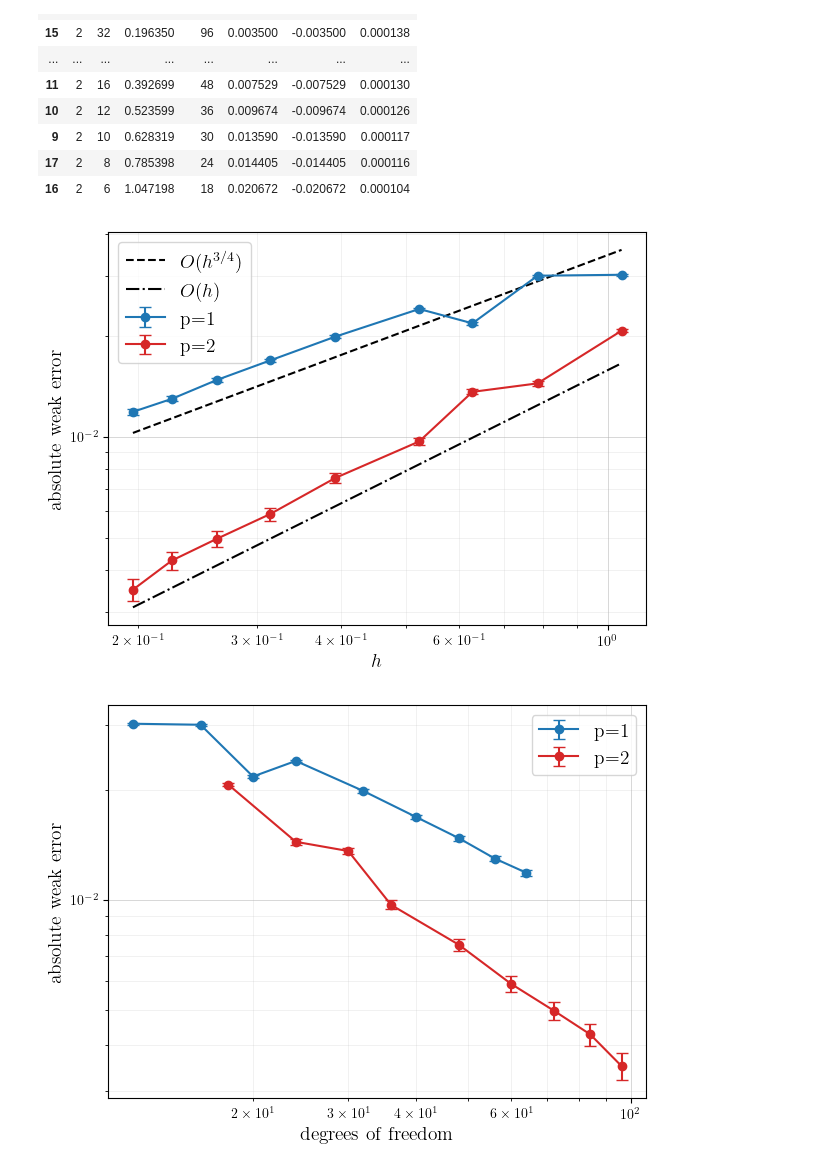
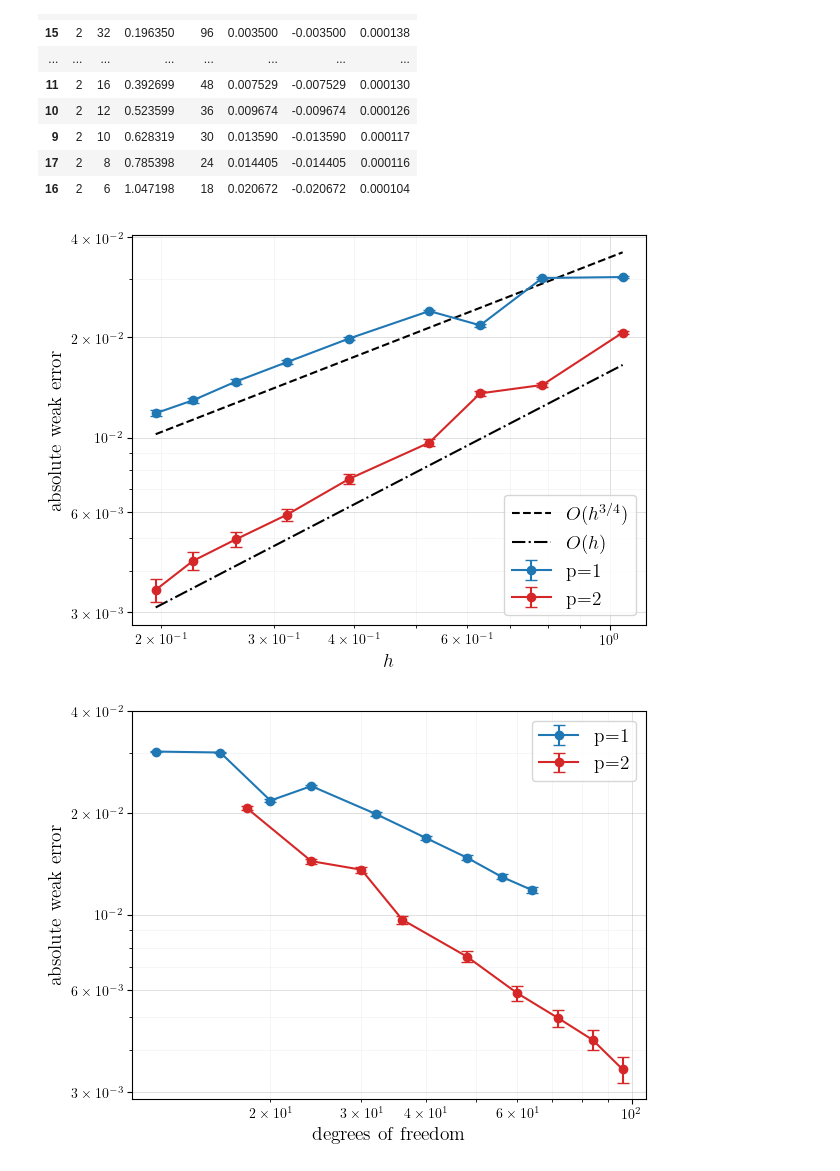
Before and after one commit to kamran-arora/dean-kawasaki-DG, a Jupyter notebook: experiments/indicator_varphi.ipynb, the cells around one changed output. Drawn from its saved outputs; the diff is of its cells as text; code cells hidden in the pictures.

Commit message:
update plotting

```diff
--- a/experiments/indicator_varphi.ipynb
+++ b/experiments/indicator_varphi.ipynb
@@ -83,36 +83,45 @@ colors = {
     "1": "tab:blue",
     "2": "tab:red",
 }
 ref_coeffs = {
     "1": 1.2,
     "2": 0.8,
 }
 
 fig, ax = plt.subplots()
 for p, group in data.groupby("p"):
     group = group.sort_values("h")
     low, high = absolute_ci(group.signed, group.se)
     color = colors[str(p)]
     ax.errorbar(group.h, group.error, yerr=[group.error - low, high - group.error], marker="o", capsize=4, color=color, label=f"p={p}")
     coarse = group.h.idxmax()
     if p == 1:
         reference = ref_coeffs[str(p)] * group.loc[coarse, "error"] * group.h**(0.75) / group.loc[coarse, "h"]
         ax.plot(group.h, reference, "--", color="black", label=r"$O(h^{3/4})$")
     if p==2:
         reference = ref_coeffs[str(p)] * group.loc[coarse, "error"] * group.h / group.loc[coarse, "h"]
         ax.plot(group.h, reference, "-.", color="black", label=rf"$O(h)$")
 
 ax.set(xscale="log", yscale="log", xlabel=r"$h$", ylabel="absolute weak error")
 ax.legend()
 
-ax.grid(True, which="major", alpha=0.5, linewidth=0.7)
-ax.grid(True, which="minor", alpha=0.3, linewidth=0.4)
+ax.grid(True, which="major", alpha=0.4, linewidth=0.7)
+ax.grid(True, which="minor", alpha=0.2, linewidth=0.4)
+
+ax.set_yticks([6e-3, 3e-3, 1e-2, 2e-2, 4e-2])
+ax.set_yticklabels([
+    r"$6\times10^{-3}$",
+    r"$3\times10^{-3}$",
+    r"$10^{-2}$",
+    r"$2\times10^{-2}$",
+    r"$4\times10^{-2}$",
+])
 
 fig.tight_layout()
 plt.savefig("weak_error_indicator.pdf", dpi=300)
 plt.show()
 # %% [output]
-[figure, old version]
+[figure, new version]
 # %%
 colors = {
     "1": "tab:blue",
@@ -128,11 +137,20 @@ for p, group in data.groupby("p"):
 ax.set(xscale="log", yscale="log", xlabel="degrees of freedom", ylabel="absolute weak error")
 ax.legend()
 
-ax.grid(True, which="major", alpha=0.5, linewidth=0.7)
-ax.grid(True, which="minor", alpha=0.3, linewidth=0.4)
+ax.grid(True, which="major", alpha=0.4, linewidth=0.7)
+ax.grid(True, which="minor", alpha=0.2, linewidth=0.4)
+
+ax.set_yticks([6e-3, 3e-3, 1e-2, 2e-2, 4e-2])
+ax.set_yticklabels([
+    r"$6\times10^{-3}$",
+    r"$3\times10^{-3}$",
+    r"$10^{-2}$",
+    r"$2\times10^{-2}$",
+    r"$4\times10^{-2}$",
+])
 
 fig.tight_layout()
 plt.savefig("dofs_indicator.pdf", dpi=300)
 plt.show()
 # %% [output]
-[figure, old version]
+[figure, new version]
```
Also changed, not shown: 1 other file.
